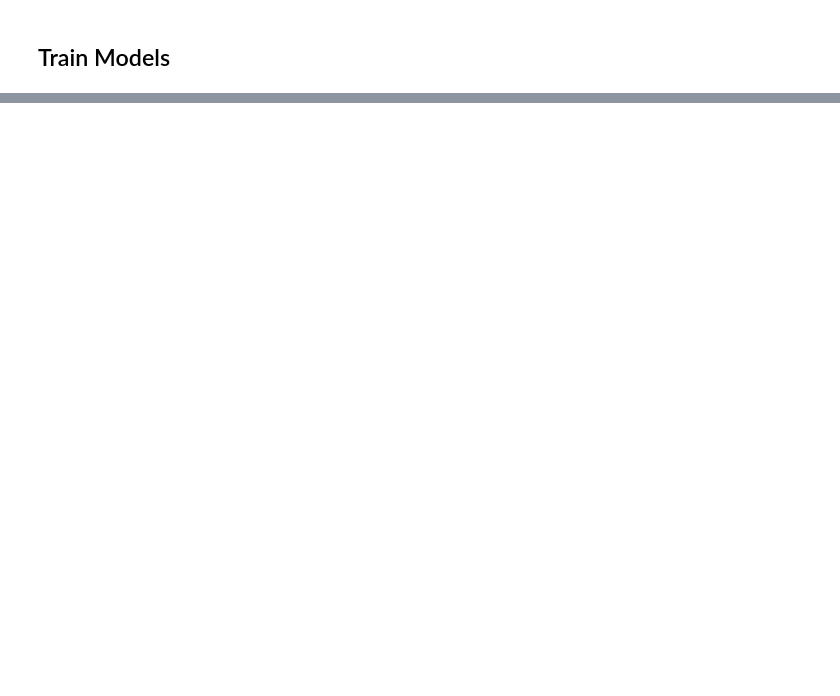
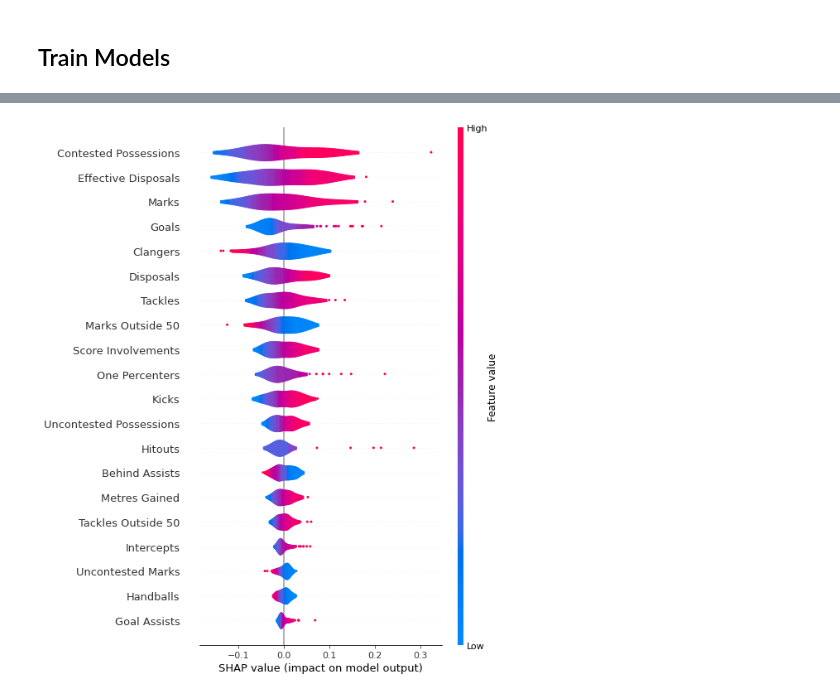
Before and after one commit to TGChenZP/AFLBrownlowPredictor2024, a Jupyter notebook: notebooks/7_BuildingFinalModel_ML.ipynb, the cells around one changed output, grey strips where cells are left out. Cells and saved outputs as stored; diff of their text form; code cells hidden in the pictures; blank space fills up the shorter version.

```diff
--- a/notebooks/7_BuildingFinalModel_ML.ipynb
+++ b/notebooks/7_BuildingFinalModel_ML.ipynb
@@ -145,0 +567,5 @@ tally_list
+# %%
+shap.summary_plot(shap_values, background_data[list(
+    list(feature_importance_ordering.keys())[36])], plot_type='violin')
+# %% [output]
+[figure, added]
```
Also changed, not shown: parts of 38 cells of this notebook.
